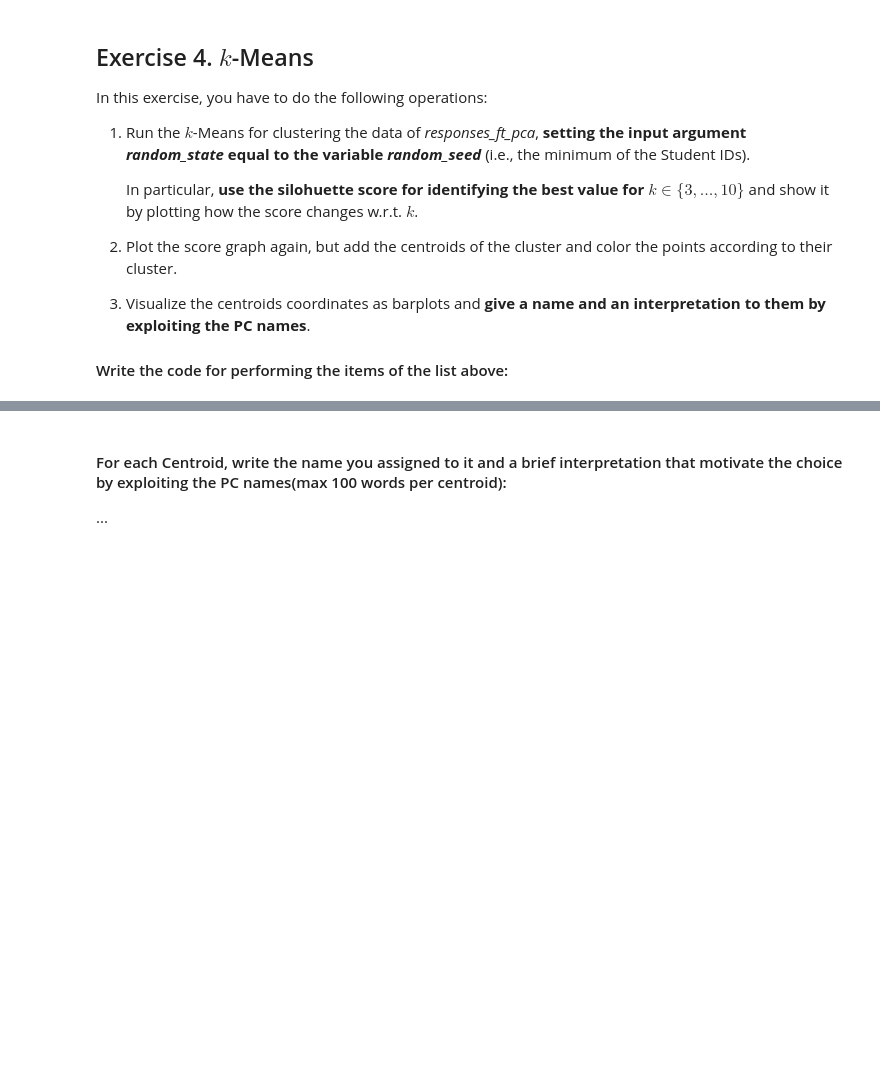
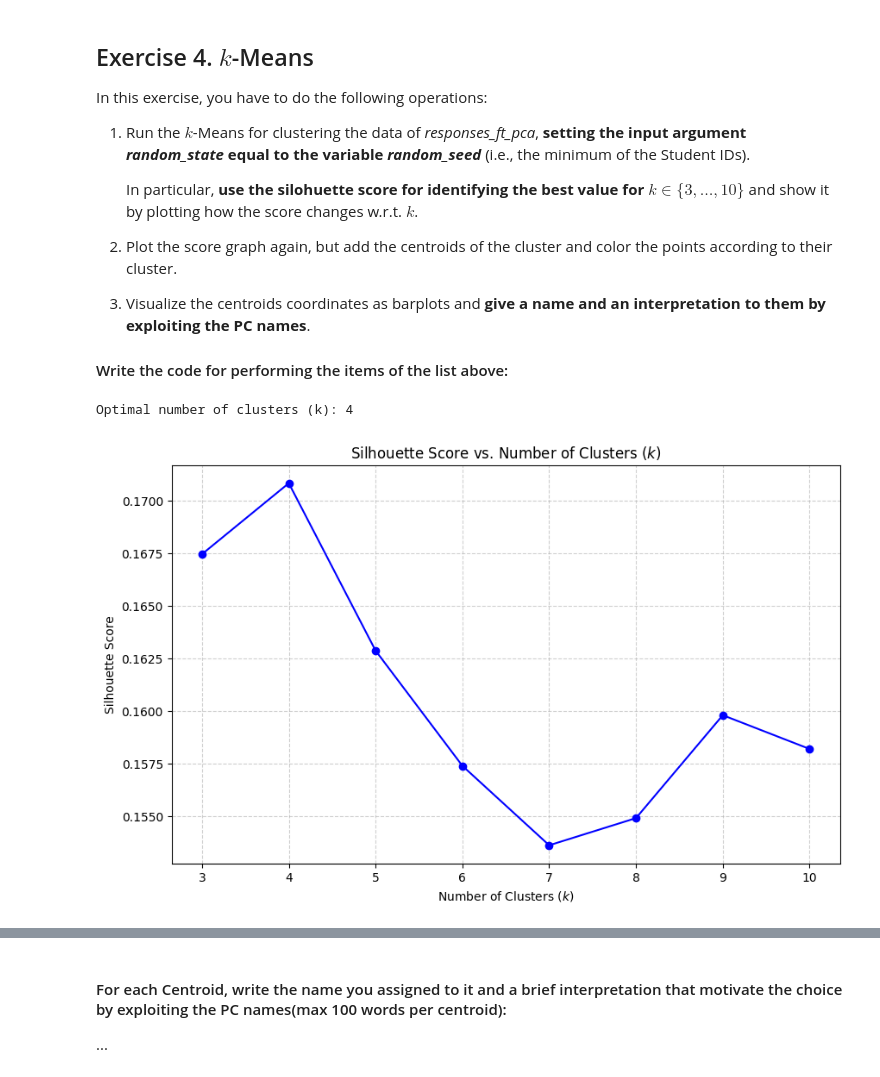
Before and after one commit to leonardopassafiume/PCA_Analysis, a Jupyter notebook: HWpca_Baiocchi_Passafiume.ipynb, the cells around one changed output, grey strips where cells are left out. Drawn from its saved outputs; the diff is of its cells as text; code cells hidden in the pictures; blank space fills up the shorter version.

```diff
--- a/HWpca_Baiocchi_Passafiume.ipynb
+++ b/HWpca_Baiocchi_Passafiume.ipynb
@@ -618,4 +623,41 @@ In this exercise, you have to do the following operations:
 
 #### Write the code for performing the items of the list above:
 # %%
-# [write the code here]
+# ==========================================
+# 1. Hyperparameter Tuning (Silhouette Score)
+# ==========================================
+
+silhouette_scores = []
+k_values = range(3, 11)  # k from 3 to 10
+
+# Calculate Silhouette Score for each k
+for k in k_values:
+    kmeans = KMeans(n_clusters=k, random_state=random_seed, n_init=10)
+    labels = kmeans.fit_predict(responses_ft_pca)
+
+    score = silhouette_score(responses_ft_pca, labels)
+    silhouette_scores.append(score)
+
+# SILHOUETTE SCORE IS THE RESULT OF THIS FORMULA:
+#           (b - a)/max(a,b)
+# where a is the distance from the point to all the other points in the same cluster: cohesion
+# and b is the avg distance of the point to all the points in the nearest neighbour cluster: separation
+
+# Find the best k (highest score)
+best_k_idx = np.argmax(silhouette_scores)
+best_k = k_values[best_k_idx]
+
+print(f"Optimal number of clusters (k): {best_k}")
+
+# Plot Silhouette Scores
+plt.figure(figsize=(10, 6))
+plt.plot(k_values, silhouette_scores, marker='o', linestyle='-', color='b')
+plt.title('Silhouette Score vs. Number of Clusters ($k$)')
+plt.xlabel('Number of Clusters ($k$)')
+plt.ylabel('Silhouette Score')
+plt.xticks(k_values)
+plt.grid(True, linestyle='--', alpha=0.6)
+plt.show()
+# %% [output]
+Optimal number of clusters (k): 4
+[figure, added]
```
Also changed, not shown: parts of 8 cells of this notebook.
